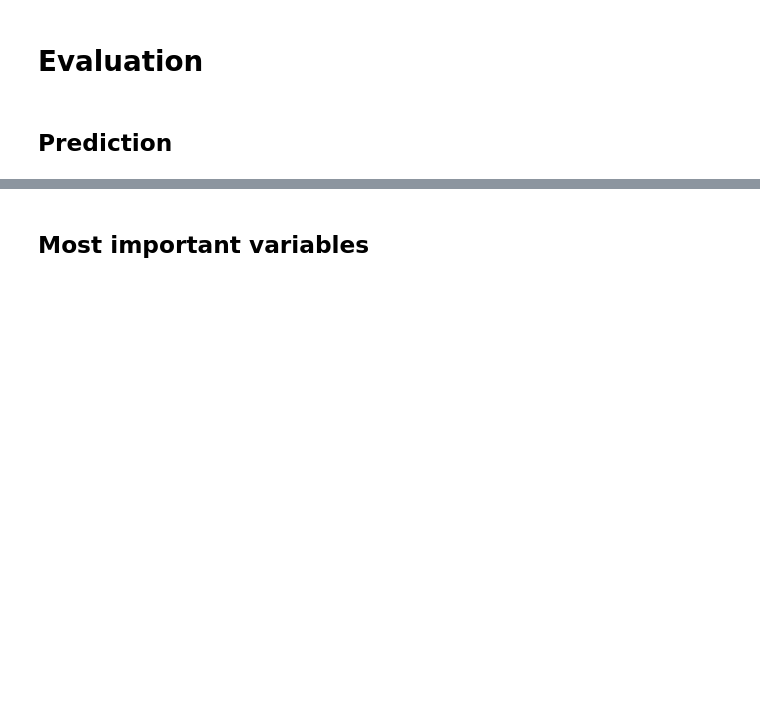
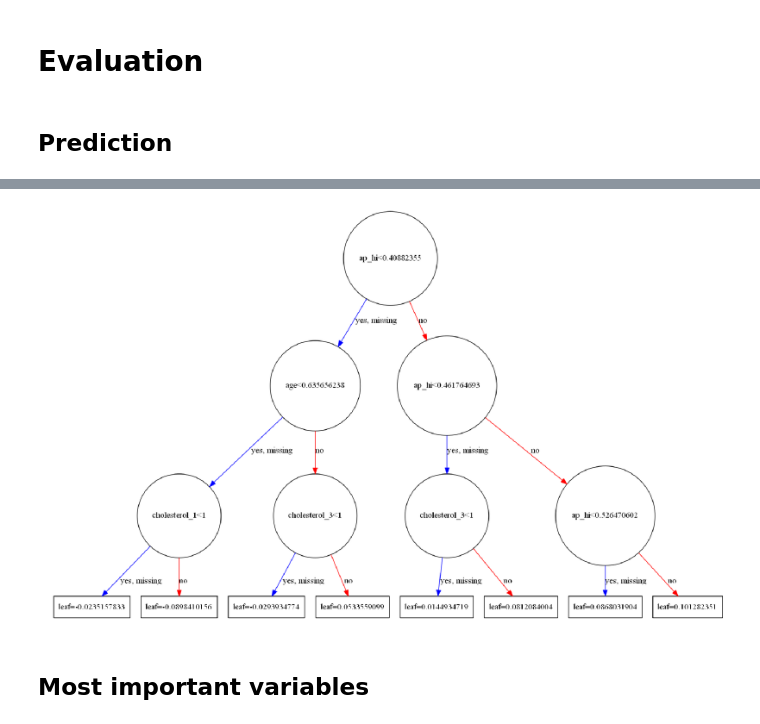
Before and after one commit to LJ171/CardioDiseaseClassification, a Jupyter notebook: 02_data_mining/xgboost.ipynb, the cells around one changed output, grey strips where cells are left out. Saved outputs shown, nothing was run; the diff lists cells and outputs as text; code cells hidden in the pictures; blank space fills up the shorter version.

```diff
--- a/02_data_mining/xgboost.ipynb
+++ b/02_data_mining/xgboost.ipynb
@@ -100,7 +98,10 @@ Accuracy: 73.88%
 # %%
 from graphviz import Digraph
-xgb.plot_tree(model, num_trees=0)
+fig, ax = plt.subplots(figsize=(30, 30))
+xgb.plot_tree(model, num_trees=4, ax=ax)
 plt.show()
+# %% [output]
+[figure, added]
 # %% [markdown]
 ## Most important variables
 # %%
```
Also changed, not shown: parts of 14 cells of this notebook, 2 other files.
